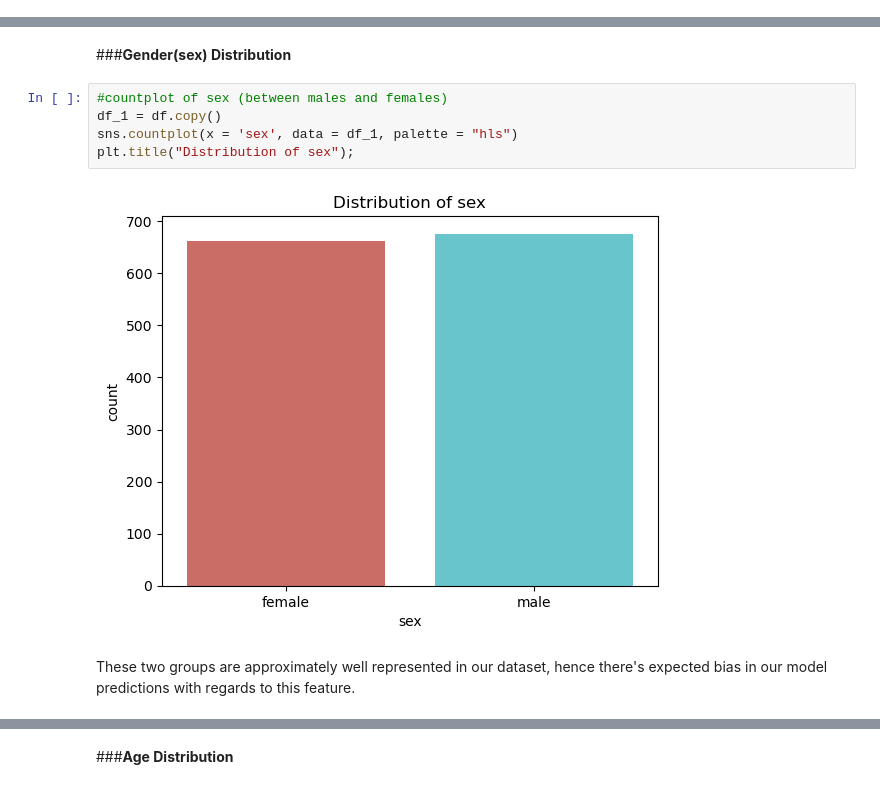
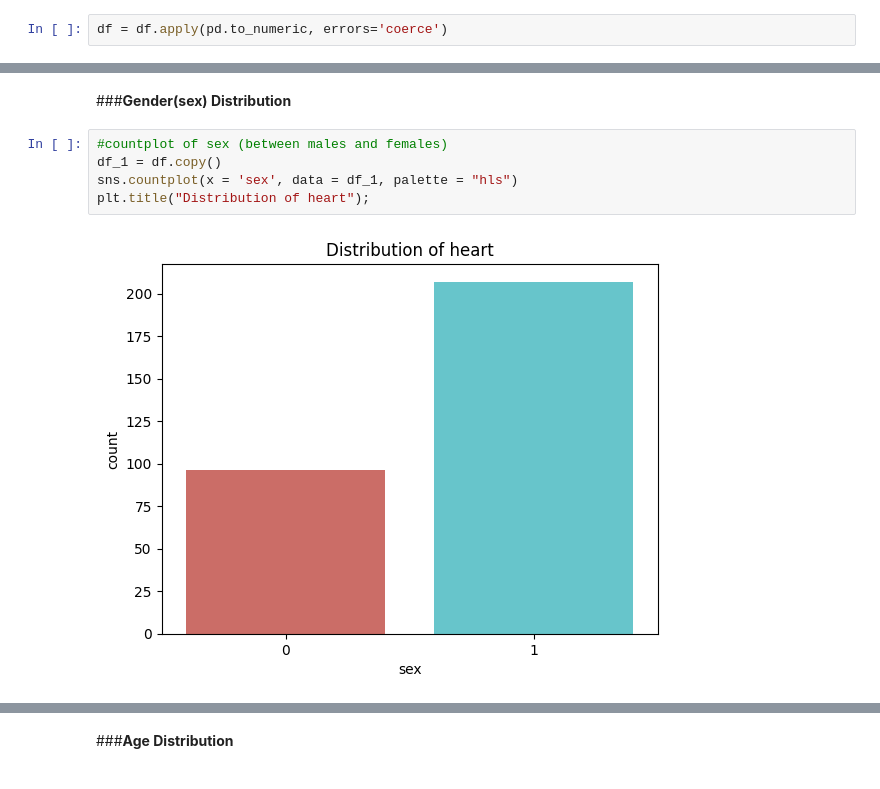
Before and after one commit to kwanda2426/projects, a Jupyter notebook: classification_lr.ipynb, the cells around one changed output, grey strips where cells are left out. Saved outputs shown, nothing was run; the diff lists cells and outputs as text.

```diff
--- a/classification_lr.ipynb
+++ b/classification_lr.ipynb
@@ -144,3 +147,5 @@ Data set has no missing values, with a mixture of both categorical and numerical
+# %%
+df = df.apply(pd.to_numeric, errors='coerce')
 # %% [markdown]
 ## Describing the variables
 # %%
@@ -248,9 +253,7 @@ This is meant to discover :
 # %%
 #countplot of sex (between males and females)
 df_1 = df.copy()
 sns.countplot(x = 'sex', data = df_1, palette = "hls")
-plt.title("Distribution of sex");
+plt.title("Distribution of heart");
 # %% [output]
-[figure, old version]
+[figure, new version]
-# %% [markdown]
-These two groups are approximately well represented in our dataset, hence there's expected bias in our model predictions with regards to this feature.
```
Also changed, not shown: parts of 24 cells of this notebook.
